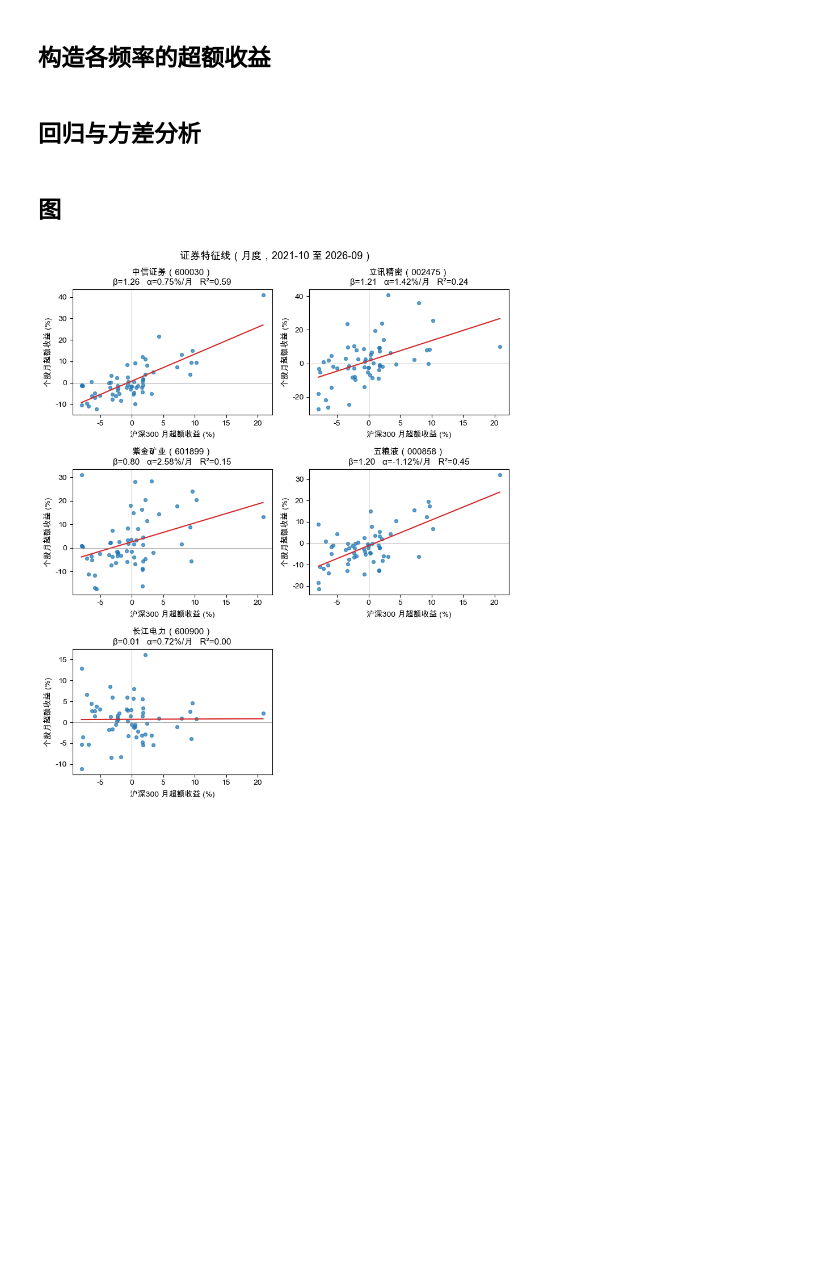
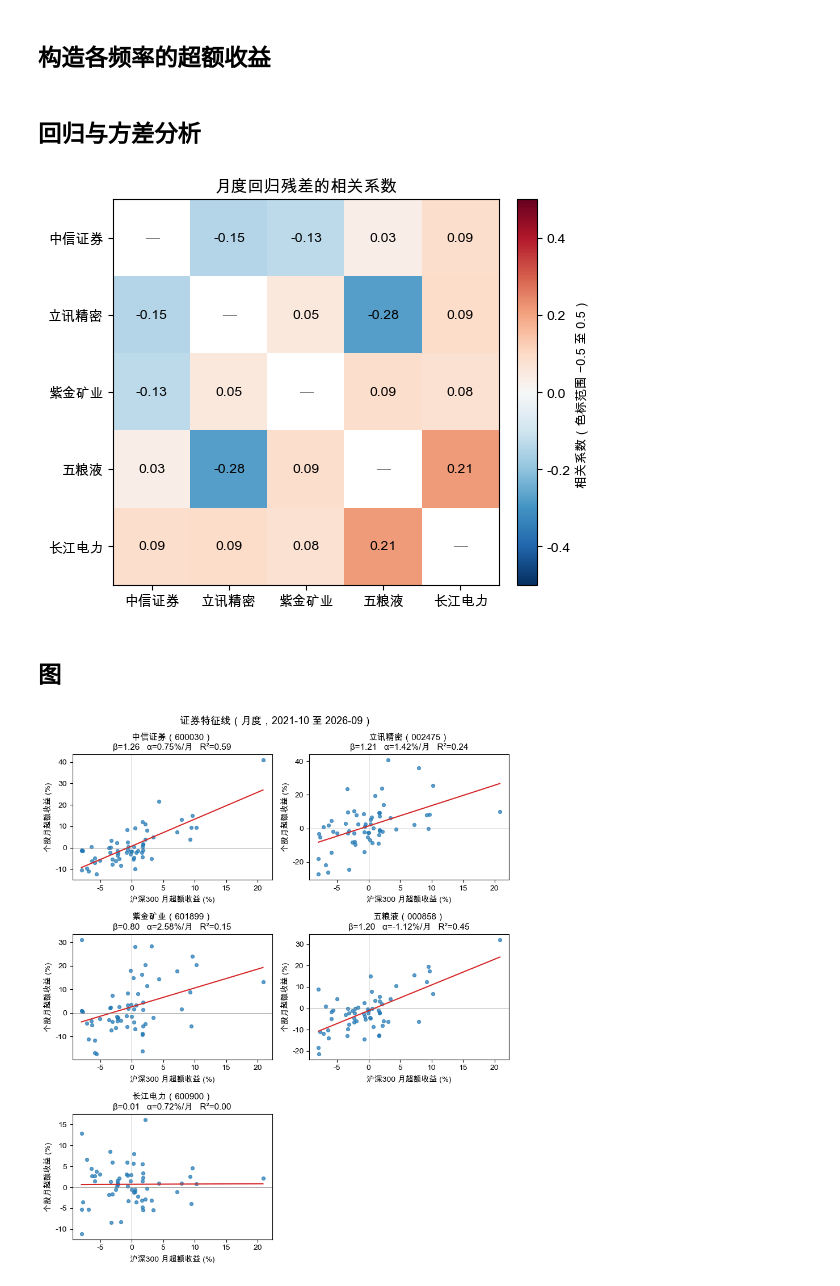
Before and after one commit to aylmerwawa/investments-lab3-scl, a Jupyter notebook: 作业.ipynb, the cells around one changed output. Saved outputs shown, nothing was run; the diff lists cells and outputs as text; code cells hidden in the pictures; blank space fills up the shorter version.

```diff
--- a/作业.ipynb
+++ b/作业.ipynb
@@ -156,33 +156,55 @@ for c in ORDER:
                  "末个交易日": s.dropna().index.max().date(), "日观测数": int(s.notna().sum()),
                  "缺失（停牌）日": int(len(trade_days) - s.notna().sum()),
                  "日均收益(%)": s.mean() * 100, "日标准差(%)": s.std() * 100})
 rows.append({"代码": INDEX_CODE, "简称": "沪深300", "首个交易日": mkt.index.min().date(),
              "末个交易日": mkt.index.max().date(), "日观测数": int(mkt.notna().sum()),
              "缺失（停牌）日": 0, "日均收益(%)": mkt.mean() * 100, "日标准差(%)": mkt.std() * 100})
 pd.DataFrame(rows).round(4).to_csv(OUT / "00-数据概览.csv", index=False, encoding="utf-8-sig")
 
 # 02 方差分析（月度）
 va = tab_m[["简称", "total_var", "sys_var", "nonsys_var", "sys_share", "R2"]].copy()
 va["total_sd(%)"] = np.sqrt(va["total_var"]) * 100
 va["sys_sd(%)"] = np.sqrt(va["sys_var"]) * 100
 va["nonsys_sd(%)"] = np.sqrt(va["nonsys_var"]) * 100
 va.round(6).to_csv(OUT / "02-方差分析-月度.csv", encoding="utf-8-sig")
 
 # 03 残差相关（月度）
 resid_m.rename(columns=NAMES).corr().round(3).to_csv(OUT / "03-残差相关-月度.csv", encoding="utf-8-sig")
 ex_m_all.rename(columns=NAMES).corr().round(3).to_csv(OUT / "03b-超额收益相关-月度.csv", encoding="utf-8-sig")
 
+# 残差相关热力图（对角线省略）
+rc = resid_m.rename(columns=NAMES).corr()
+fig, ax = plt.subplots(figsize=(5.6, 4.6))
+mask = np.eye(len(rc), dtype=bool)
+data = np.ma.masked_array(rc.values, mask)
+im = ax.imshow(data, cmap="RdBu_r", vmin=-0.5, vmax=0.5)
+ax.set_xticks(range(len(rc))); ax.set_xticklabels(rc.columns, fontsize=10)
+ax.set_yticks(range(len(rc))); ax.set_yticklabels(rc.index, fontsize=10)
+for i in range(len(rc)):
+    for j in range(len(rc)):
+        if i == j:
+            ax.text(j, i, "—", ha="center", va="center", color="gray", fontsize=10)
+        else:
+            ax.text(j, i, f"{rc.values[i, j]:.2f}", ha="center", va="center", fontsize=10)
+ax.set_title("月度回归残差的相关系数", fontsize=12)
+cb = fig.colorbar(im, ax=ax, fraction=0.046, pad=0.04)
+cb.set_label("相关系数（色标范围 −0.5 至 0.5）", fontsize=9)
+fig.tight_layout()
+fig.savefig(OUT / "fig-02b-残差相关热力图-月度.png", dpi=150); plt.show()
+
 # 04 SML（月度）：平均超额收益对 beta
 avg = ex_m_all.mean()
 sml_df = pd.DataFrame({"beta": tab_m["beta"], "avg_excess": avg.reindex(tab_m.index)})
 Xs = sm.add_constant(sml_df["beta"].values)
 sml = sm.OLS(sml_df["avg_excess"].values, Xs).fit()
 sml_out = pd.DataFrame({"系数": sml.params, "标准误": sml.bse, "t": sml.tvalues, "p": sml.pvalues},
                        index=["截距(gamma0)", "斜率(gamma1)"])
 sml_out["样本市场平均超额收益"] = [np.nan, mk_m.mean()]
 sml_out.round(6).to_csv(OUT / "04-SML-月度.csv", encoding="utf-8-sig")
 sml_df.assign(简称=[NAMES[c] for c in sml_df.index]).round(6).to_csv(
     OUT / "04-SML散点数据-月度.csv", encoding="utf-8-sig")
+# %% [output]
+[figure, added]
 # %% [markdown]
 ## 图
 # %%
```
Also changed, not shown: 4 other files.
